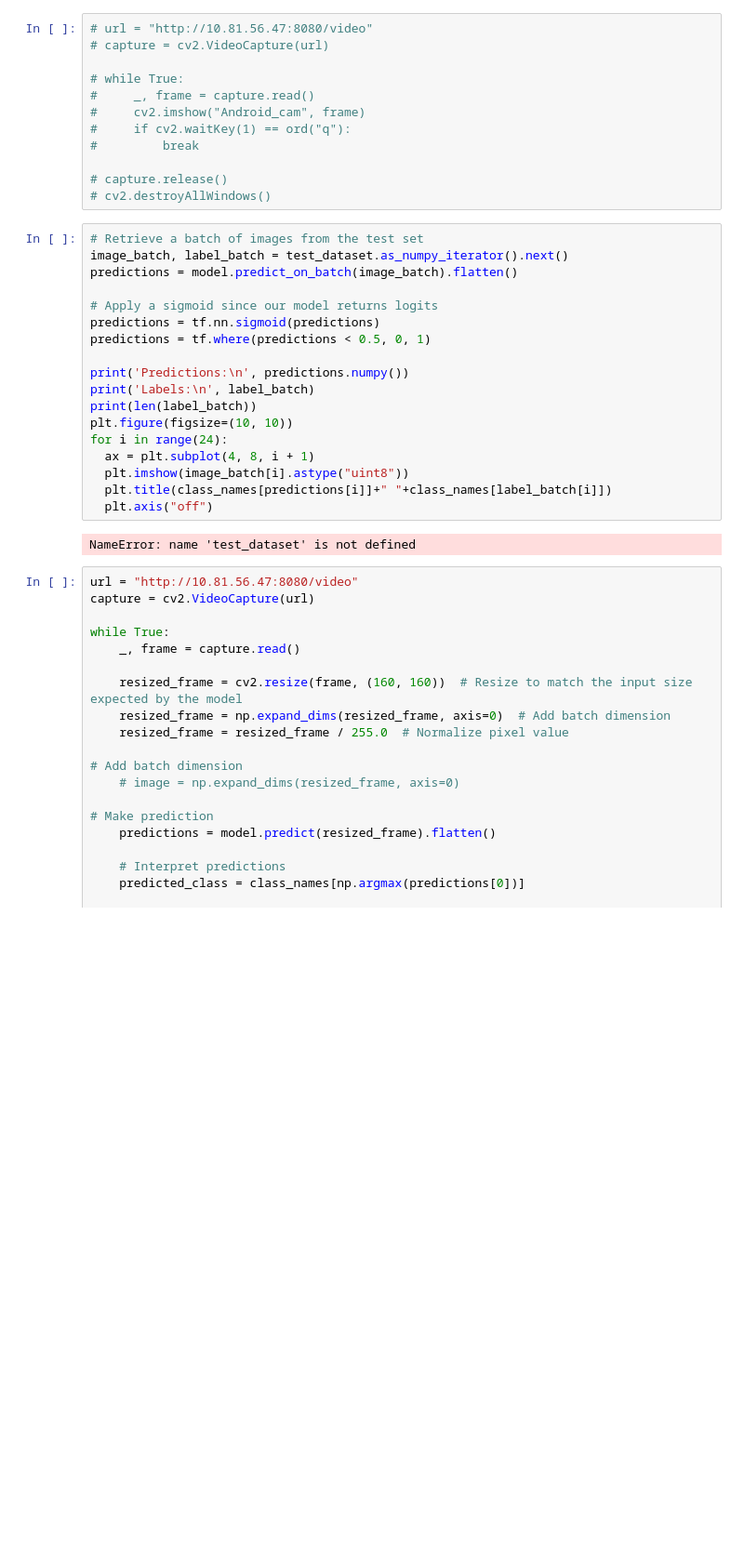
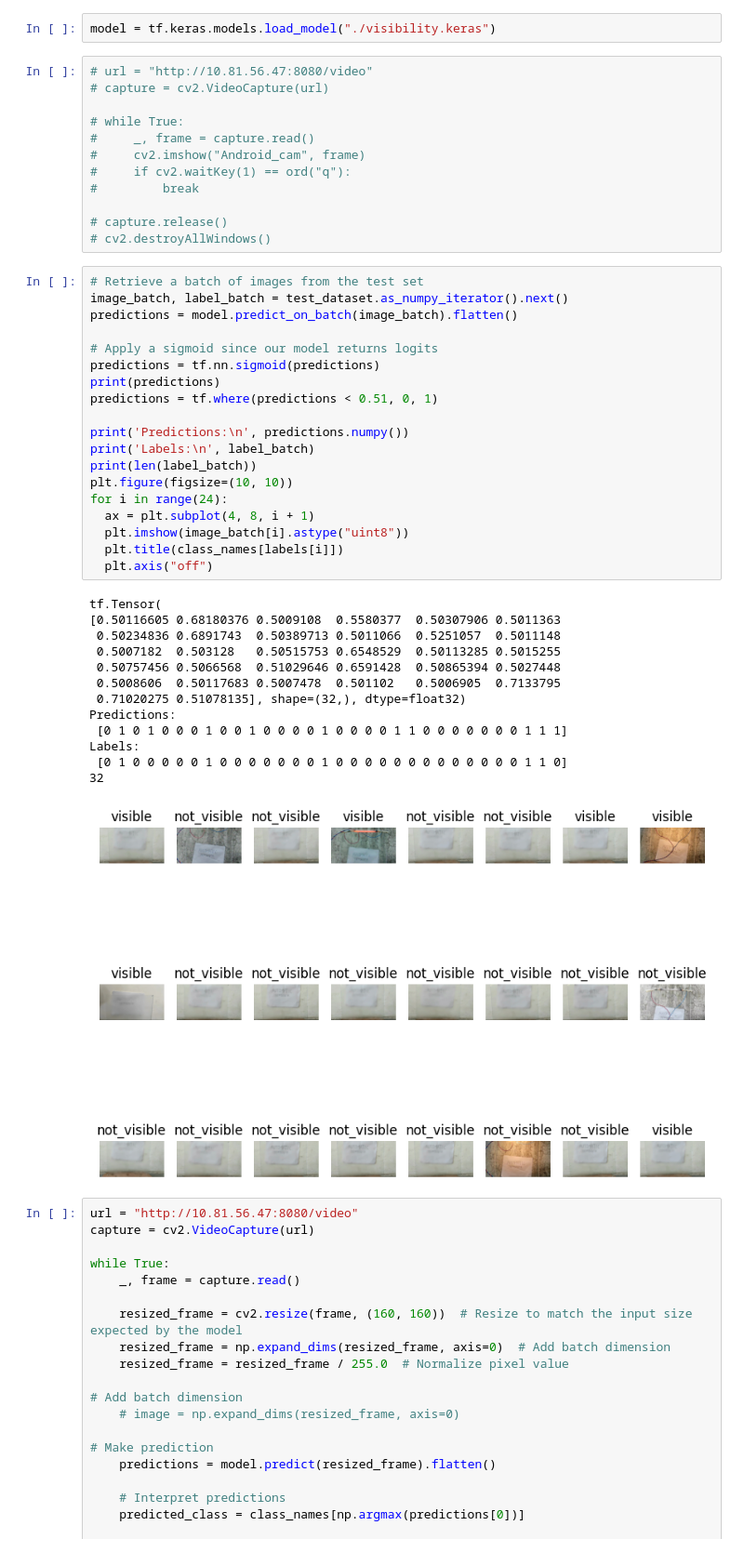
Before and after one commit to solo-daemon/lbp, a Jupyter notebook: ml/transfer_learning.ipynb, the cells around one changed output. Shown at 93% size. Cells and saved outputs as stored; diff of their text form; blank space fills up the shorter version.

```diff
--- a/ml/transfer_learning.ipynb
+++ b/ml/transfer_learning.ipynb
@@ -247,3 +260,5 @@ plt.show()
+# %%
+model = tf.keras.models.load_model("./visibility.keras")
 # %%
 # url = "http://10.81.56.47:8080/video"
 # capture = cv2.VideoCapture(url)
@@ -259,23 +274,36 @@ plt.show()
 # %%
 # Retrieve a batch of images from the test set
 image_batch, label_batch = test_dataset.as_numpy_iterator().next()
 predictions = model.predict_on_batch(image_batch).flatten()
 
 # Apply a sigmoid since our model returns logits
 predictions = tf.nn.sigmoid(predictions)
-predictions = tf.where(predictions < 0.5, 0, 1)
+print(predictions)
+predictions = tf.where(predictions < 0.51, 0, 1)
 
 print('Predictions:\n', predictions.numpy())
 print('Labels:\n', label_batch)
 print(len(label_batch))
 plt.figure(figsize=(10, 10))
 for i in range(24):
   ax = plt.subplot(4, 8, i + 1)
   plt.imshow(image_batch[i].astype("uint8"))
-  plt.title(class_names[predictions[i]]+" "+class_names[label_batch[i]])
+  plt.title(class_names[labels[i]])
   plt.axis("off")
 # %% [output]
-NameError: name 'test_dataset' is not defined
+tf.Tensor(
+[0.50116605 0.68180376 0.5009108  0.5580377  0.50307906 0.5011363
+ 0.50234836 0.6891743  0.50389713 0.5011066  0.5251057  0.5011148
+ 0.5007182  0.503128   0.50515753 0.6548529  0.50113285 0.5015255
+ 0.50757456 0.5066568  0.51029646 0.6591428  0.50865394 0.5027448
+ 0.5008606  0.50117683 0.5007478  0.501102   0.5006905  0.7133795
+ 0.71020275 0.51078135], shape=(32,), dtype=float32)
+Predictions:
+ [0 1 0 1 0 0 0 1 0 0 1 0 0 0 0 1 0 0 0 0 1 1 0 0 0 0 0 0 0 1 1 1]
+Labels:
+ [0 1 0 0 0 0 0 1 0 0 0 0 0 0 0 1 0 0 0 0 0 0 0 0 0 0 0 0 0 1 1 0]
+32
+[figure, added]
 # %%
 url = "http://10.81.56.47:8080/video"
 capture = cv2.VideoCapture(url)
```
Also changed, not shown: parts of 18 cells of this notebook, 5 other files.
